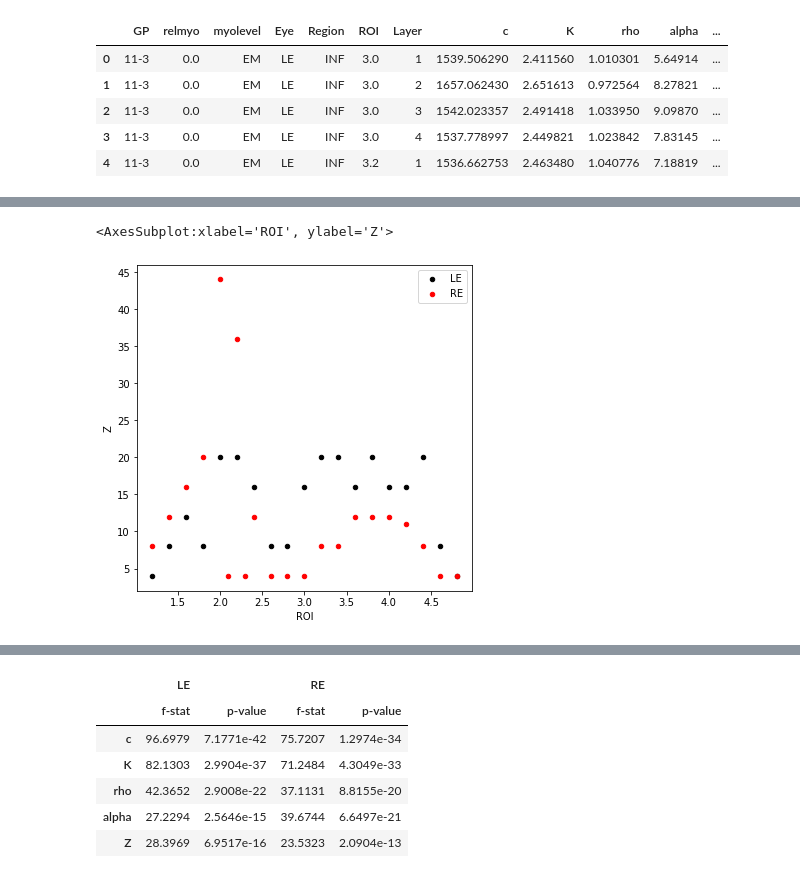
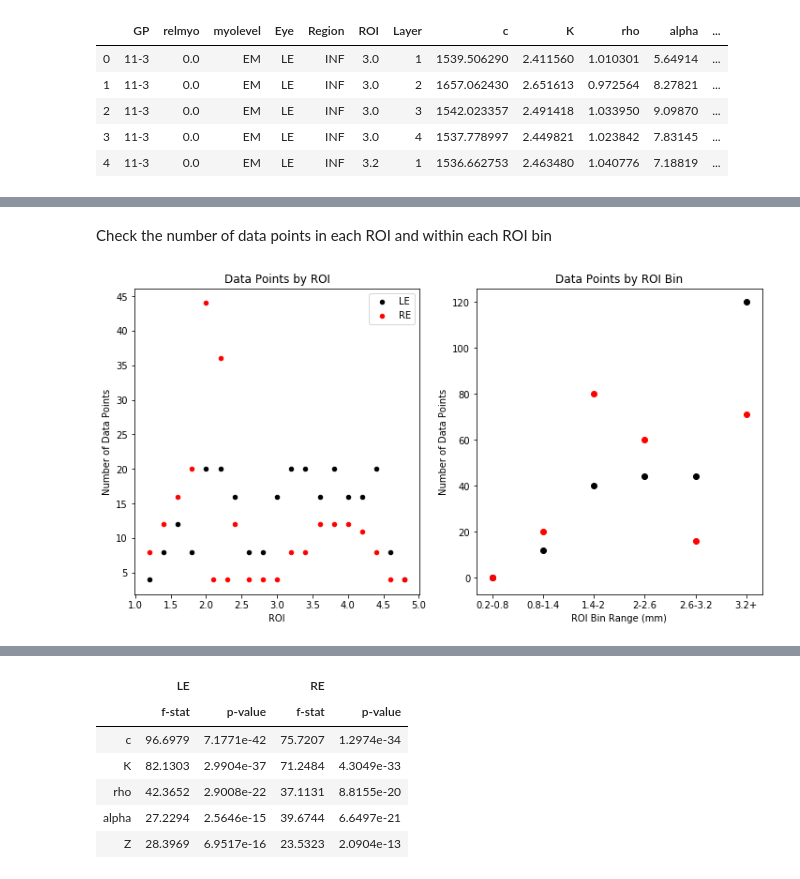
Before and after one commit to cameronhoerig/Riverside, a Jupyter notebook: SAM_Layering/QAM_Only_Hoang_Spreadsheet/QAM_Results_All_Eyes.ipynb, the cells around one changed output, grey strips where cells are left out. Drawn from its saved outputs; the diff is of its cells as text; code cells hidden in the pictures.

```diff
--- a/SAM_Layering/QAM_Only_Hoang_Spreadsheet/QAM_Results_All_Eyes.ipynb
+++ b/SAM_Layering/QAM_Only_Hoang_Spreadsheet/QAM_Results_All_Eyes.ipynb
@@ -66,15 +79,34 @@ in_data.describe()
+# %% [markdown]
+Check the number of data points in each ROI and within each ROI bin
 # %%
 # Get the number of samples by ROI for each eye
 le_data = in_data[in_data['Eye'] == 'LE']
 re_data = in_data[in_data['Eye'] == 'RE']
 
 le_count = le_data.groupby('ROI',as_index=False).count()
 re_count = re_data.groupby('ROI',as_index=False).count()
 
 # Plot against each other
-this_fig, this_ax = plt.subplots(1,1,figsize=(6,6))
-le_count.plot.scatter(x='ROI',y='Z',color='black',label='LE',ax=this_ax)
-re_count.plot.scatter(x='ROI',y='Z',color='red',label='RE',ax=this_ax)
+this_fig, this_ax = plt.subplots(1,2,figsize=(12,6))
+le_count.plot.scatter(x='ROI',y='Z',color='black',label='LE',ax=this_ax[0])
+re_count.plot.scatter(x='ROI',y='Z',color='red',label='RE',ax=this_ax[0])
+
+this_ax[0].set_ylabel('Number of Data Points')
+this_ax[0].set_title('Data Points by ROI')
+
+# Repeat, but perform the count by bin
+le_count = le_data.groupby('roi_bin',as_index=False).count()
+re_count = re_data.groupby('roi_bin',as_index=False).count()
+
+#le_count.plot.scatter(x='roi_bin',y='Z',color='black',label='LE',ax=this_ax[1])
+#re_count.plot.scatter(x='roi_bin',y='Z',color='red',label='RE',ax=this_ax[1])
+this_ax[1].scatter(le_count['roi_bin'].values,le_count['Z'].values,color='black',label='LE')
+this_ax[1].scatter(re_count['roi_bin'].values,re_count['Z'].values,color='red',label='RE')
+
+this_ax[1].set_ylabel('Number of Data Points')
+this_ax[1].set_title('Data Points by ROI Bin')
+this_ax[1].set_xlabel('ROI Bin Range (mm)')
+
+this_fig.savefig(r'.\roi_data_counts.png',dpi=200)
 # %% [output]
-<AxesSubplot:xlabel='ROI', ylabel='Z'>
-[figure, old version]
+[figure, new version]
```
Also changed, not shown: parts of 37 cells of this notebook.
